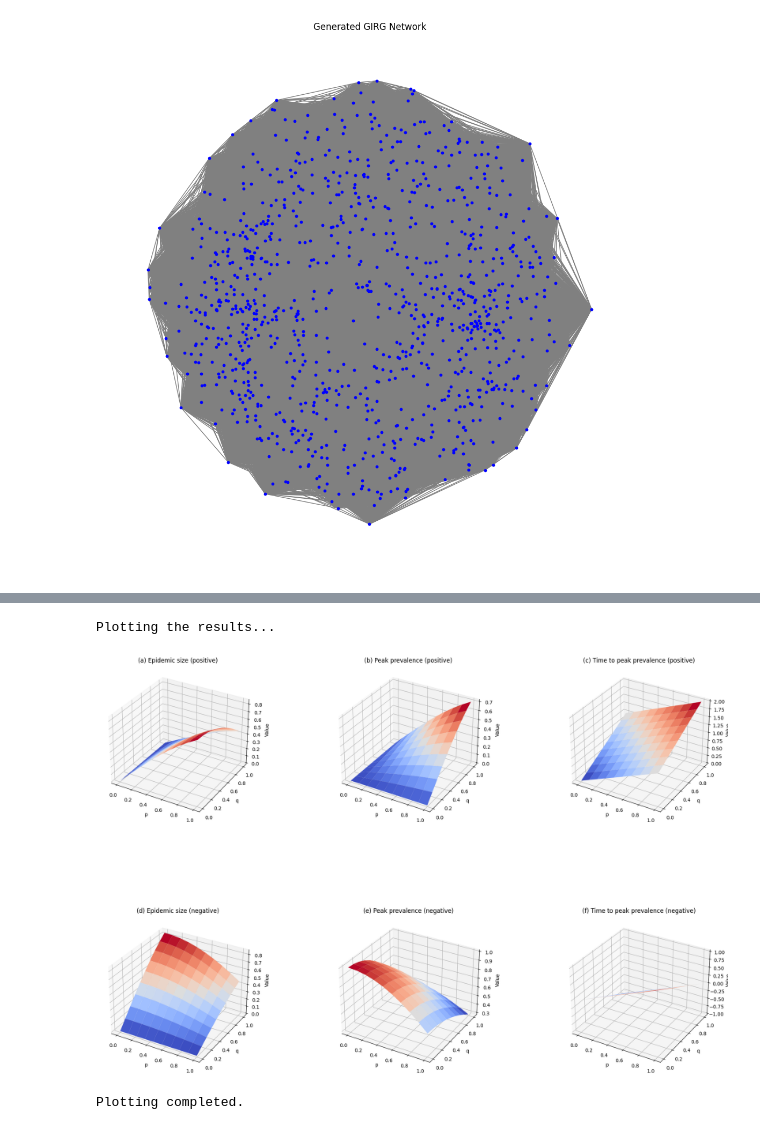
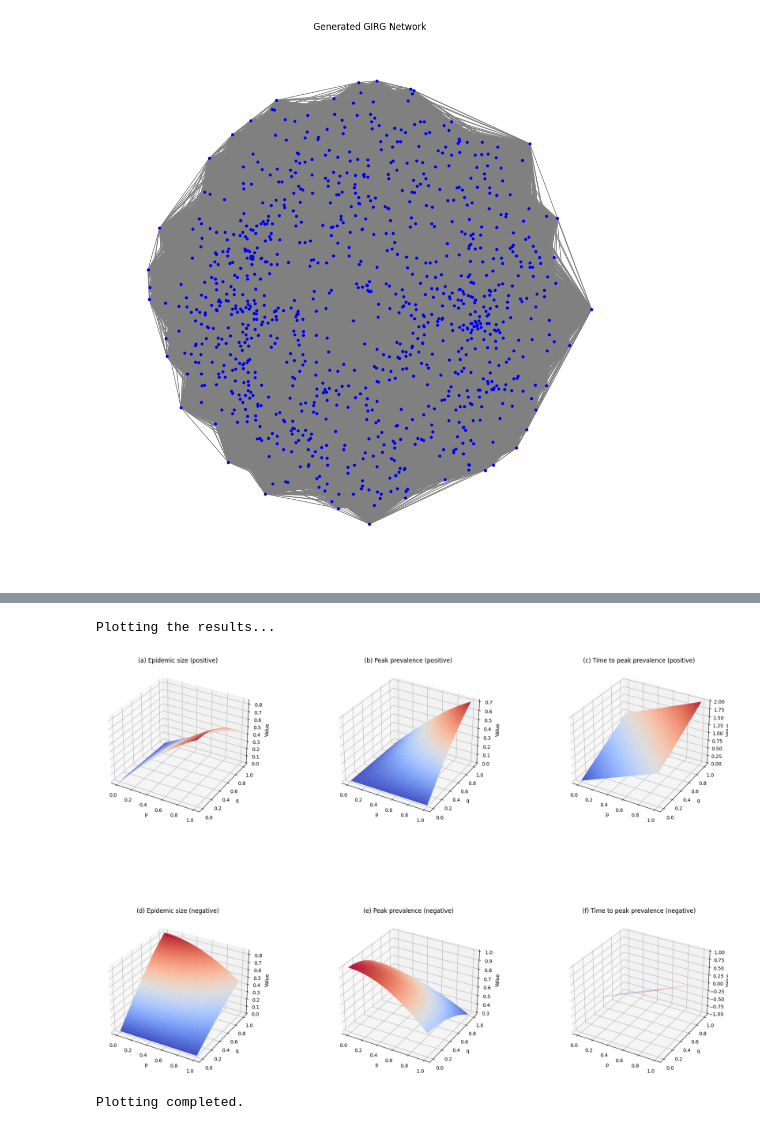
Before and after one commit to gh0stintheshe11/UPN-SEIRD-Model, a Jupyter notebook: upn_seird_combined.ipynb, the cells around one changed output, grey strips where cells are left out. Saved outputs shown, nothing was run; the diff lists cells and outputs as text; code cells hidden in the pictures.

```diff
--- a/upn_seird_combined.ipynb
+++ b/upn_seird_combined.ipynb
@@ -283,8 +267,8 @@ from mpl_toolkits.mplot3d import Axes3D
 from matplotlib import cm
 
 # Hypothetical parameters
-qs = np.linspace(0, 1, 10)
-ps = np.linspace(0, 1, 10)
+qs = np.linspace(0, 1, 100)
+ps = np.linspace(0, 1, 100)
 Ps, Qs = np.meshgrid(ps, qs)
 
 # Hypothetical results
@@ -307,32 +291,32 @@ ax4 = fig.add_subplot(234, projection='3d')
 ax5 = fig.add_subplot(235, projection='3d')
 ax6 = fig.add_subplot(236, projection='3d')
 
 ax1.plot_surface(Ps, Qs, s_arr_pos, cmap=cm.coolwarm, linewidth=0, antialiased=True)
 ax2.plot_surface(Ps, Qs, i_arr_pos, cmap=cm.coolwarm, linewidth=0, antialiased=True)
 ax3.plot_surface(Ps, Qs, t_arr_pos, cmap=cm.coolwarm, linewidth=0, antialiased=True)
 
 ax4.plot_surface(Ps, Qs, s_arr_neg, cmap=cm.coolwarm, linewidth=0, antialiased=True)
 ax5.plot_surface(Ps, Qs, i_arr_neg, cmap=cm.coolwarm, linewidth=0, antialiased=True)
 ax6.plot_surface(Ps, Qs, t_arr_neg, cmap=cm.coolwarm, linewidth=0, antialiased=True)
 
 ax1.set_title('(a) Epidemic size (positive)')
 ax2.set_title('(b) Peak prevalence (positive)')
 ax3.set_title('(c) Time to peak prevalence (positive)')
 ax4.set_title('(d) Epidemic size (negative)')
 ax5.set_title('(e) Peak prevalence (negative)')
 ax6.set_title('(f) Time to peak prevalence (negative)')
 
 for ax in [ax1, ax2, ax3, ax4, ax5, ax6]:
     ax.set_xlabel('p')
     ax.set_ylabel('q')
     ax.set_zlabel('Value')
 
 plt.tight_layout()
 plt.subplots_adjust(wspace=0.4, hspace=0.6)
 
 plt.show()
 print("Plotting completed.")
 # %% [output]
 Plotting the results...
-[figure, old version]
+[figure, new version]
 Plotting completed.
```
Also changed, not shown: parts of 1 cell of this notebook, 2 other files.
